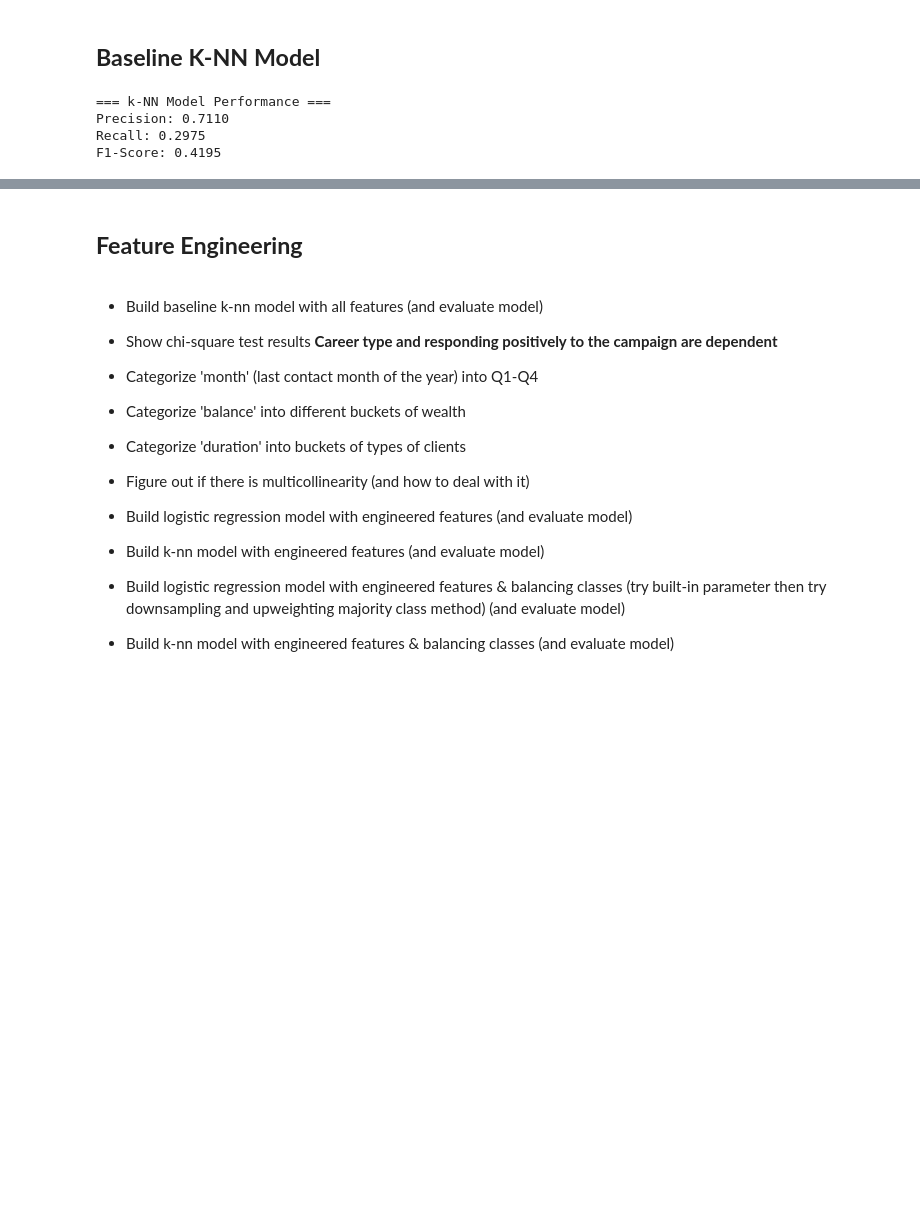
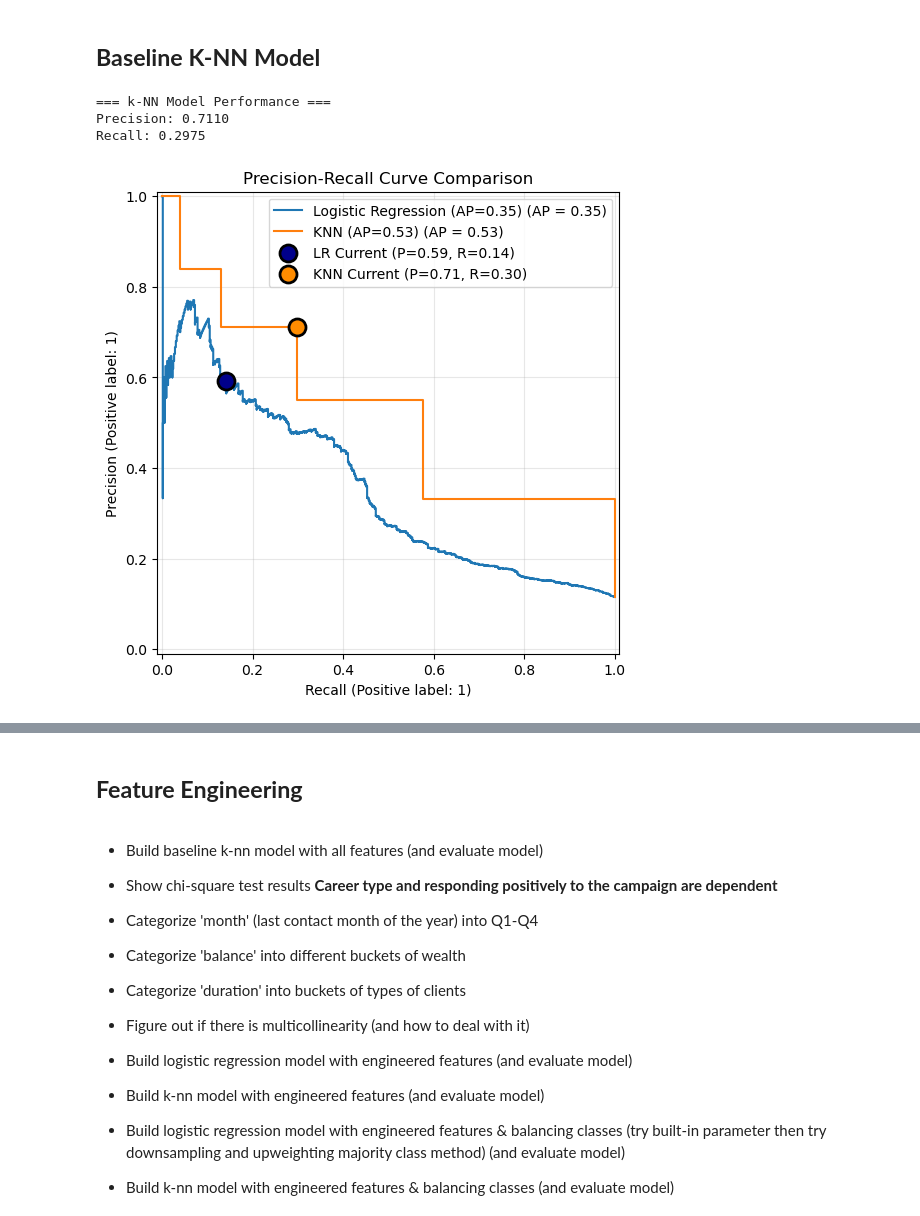
Before and after one commit to lucas-ben/mba-business-analytics, a Jupyter notebook: courses/machine-learning/Assignment 1/Bank Marketing Data/assignment_1.ipynb, the cells around one changed output, grey strips where cells are left out. Cells and saved outputs as stored; diff of their text form; code cells hidden in the pictures; blank space fills up the shorter version.

```diff
--- a/courses/machine-learning/Assignment 1/Bank Marketing Data/assignment_1.ipynb
+++ b/courses/machine-learning/Assignment 1/Bank Marketing Data/assignment_1.ipynb
@@ -258,25 +251,55 @@ preprocessor = ColumnTransformer(
         ('cat', OneHotEncoder(drop='first', sparse_output=False, handle_unknown='ignore'), cat_feats)
     ])
 
-knn_pipeline = Pipeline([
+knn = Pipeline([
     ('preprocessor', preprocessor),
     ('classifier', KNeighborsClassifier(n_neighbors=5))
 ])
 
-knn_pipeline.fit(X_train, y_train)
+knn.fit(X_train, y_train)
 
-pred_knn = knn_pipeline.predict(X_test)
+pred_knn = knn.predict(X_test)
 # %%
 # Calculate precision and recall
-precision = precision_score(y_test, pred_knn, pos_label=1)
-recall = recall_score(y_test, pred_knn, pos_label=1)
+precision_knn = precision_score(y_test, pred_knn, pos_label=1)
+recall_knn = recall_score(y_test, pred_knn, pos_label=1)
 
 print("=== k-NN Model Performance ===")
-print(f"Precision: {precision:.4f}")
-print(f"Recall: {recall:.4f}")
-print(f"F1-Score: {2 * (precision * recall) / (precision + recall):.4f}")
+print(f"Precision: {precision_knn:.4f}")
+print(f"Recall: {recall_knn:.4f}")
 # %% [output]
 === k-NN Model Performance ===
 Precision: 0.7110
 Recall: 0.2975
-F1-Score: 0.4195
+# %%
+ap_lr = average_precision_score(y_test, lr.predict_proba(X_test)[:, 1])
+ap_knn = average_precision_score(y_test, knn.predict_proba(X_test)[:, 1])
+
+fig, ax = plt.subplots(figsize=(12,6))
+
+PrecisionRecallDisplay.from_estimator(
+    lr, X_test, y_test,
+    name=f'Logistic Regression (AP={ap_lr:.2f})',
+    ax=ax
+)
+
+PrecisionRecallDisplay.from_estimator(
+    knn, X_test, y_test,
+    name=f'KNN (AP={ap_knn:.2f})',
+    ax=ax
+)
+
+# Use different colors and add edge colors for visibility
+ax.scatter(recall, precision, color='darkblue', s=150, marker='o',
+           edgecolors='black', linewidths=2,
+           label=f'LR Current (P={precision:.2f}, R={recall:.2f})', zorder=5)
+ax.scatter(recall_knn, precision_knn, color='darkorange', s=150, marker='o',
+           edgecolors='black', linewidths=2,
+           label=f'KNN Current (P={precision_knn:.2f}, R={recall_knn:.2f})', zorder=5)
+
+plt.title('Precision-Recall Curve Comparison')
+plt.legend()
+plt.grid(True, alpha=0.3)
+plt.show()
+# %% [output]
+[figure, added]
```
Also changed, not shown: parts of 13 cells of this notebook.
